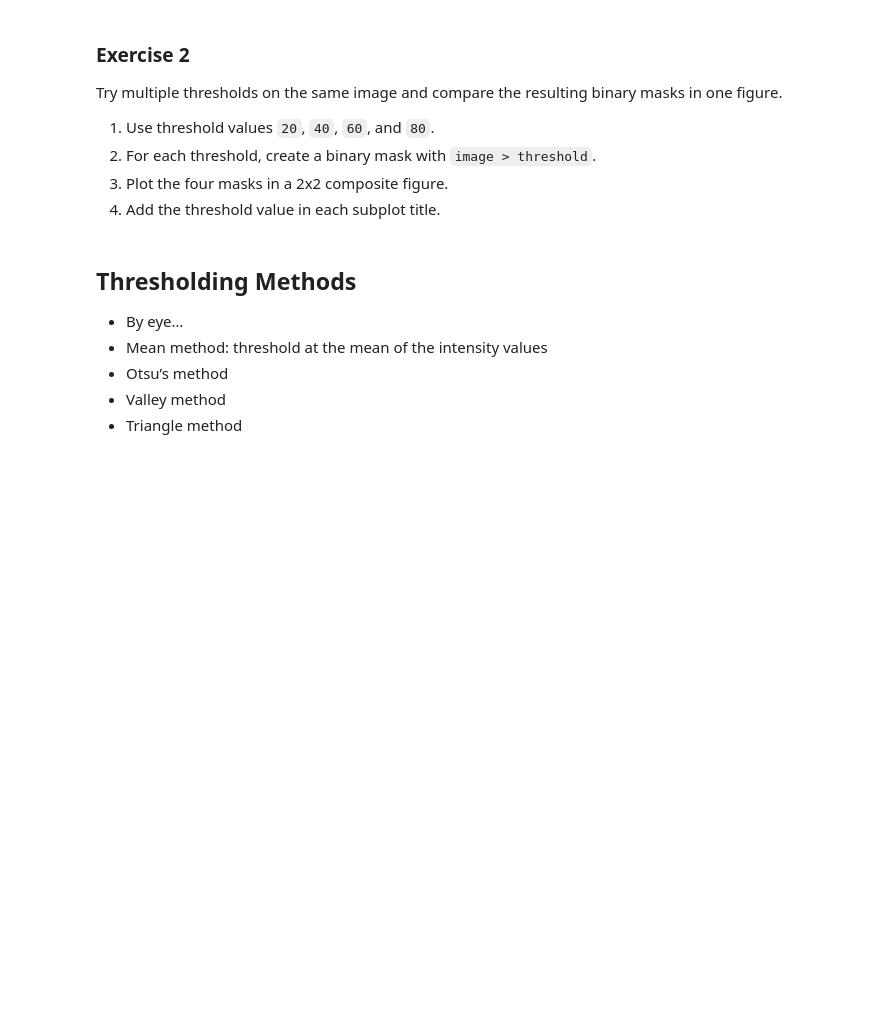
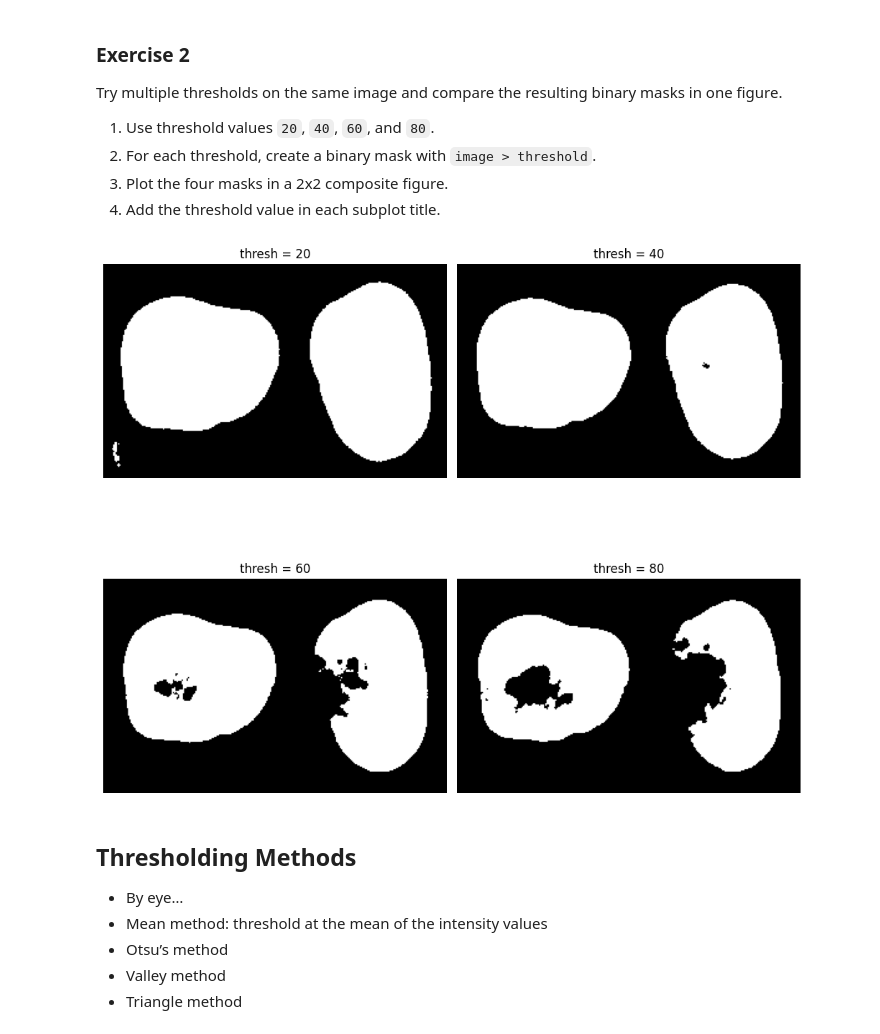
Before and after one commit to dgodovich/MOL518-Intro-to-Data-Analysis, a Jupyter notebook: Lecture_31/BPY518_Lecture31.ipynb, the cells around one changed output. Drawn from its saved outputs; the diff is of its cells as text; code cells hidden in the pictures; blank space fills up the shorter version.

```diff
--- a/Lecture_31/BPY518_Lecture31.ipynb
+++ b/Lecture_31/BPY518_Lecture31.ipynb
@@ -222,6 +245,22 @@ Try multiple thresholds on the same image and compare the resulting binary masks
 4. Add the threshold value in each subplot title.
 # %%
 # Your code here
+threshs = [20,40,60,80]
+
+image = mpimg.imread("media/cellsforthreshold.tiff")
+
+fig, axes = plt.subplots(2, 2, figsize=(10, 10))
+for i, thresh in enumerate(threshs):
+    binary = image > thresh # Create binary mask based on threshold
+    cur_ax = axes.ravel()[i]
+    cur_ax.imshow(binary, cmap = 'gray')
+    cur_ax.set_axis_off()
+    cur_ax.set_title(f'thresh = {thresh}')
+
+plt.tight_layout()
+plt.show()
+# %% [output]
+[figure, added]
 # %% [markdown]
 ## Thresholding Methods
 - By eye…
```
Also changed, not shown: parts of 1 cell of this notebook.
